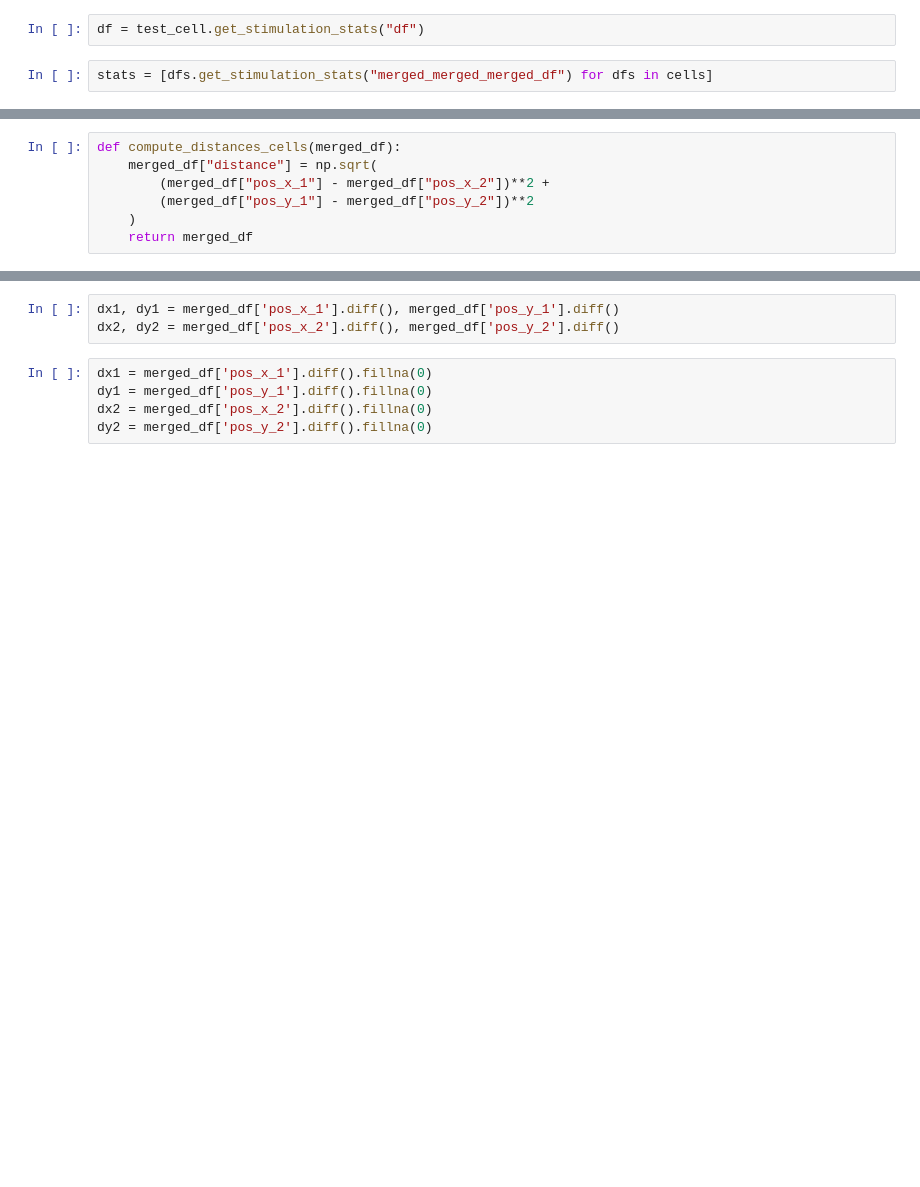
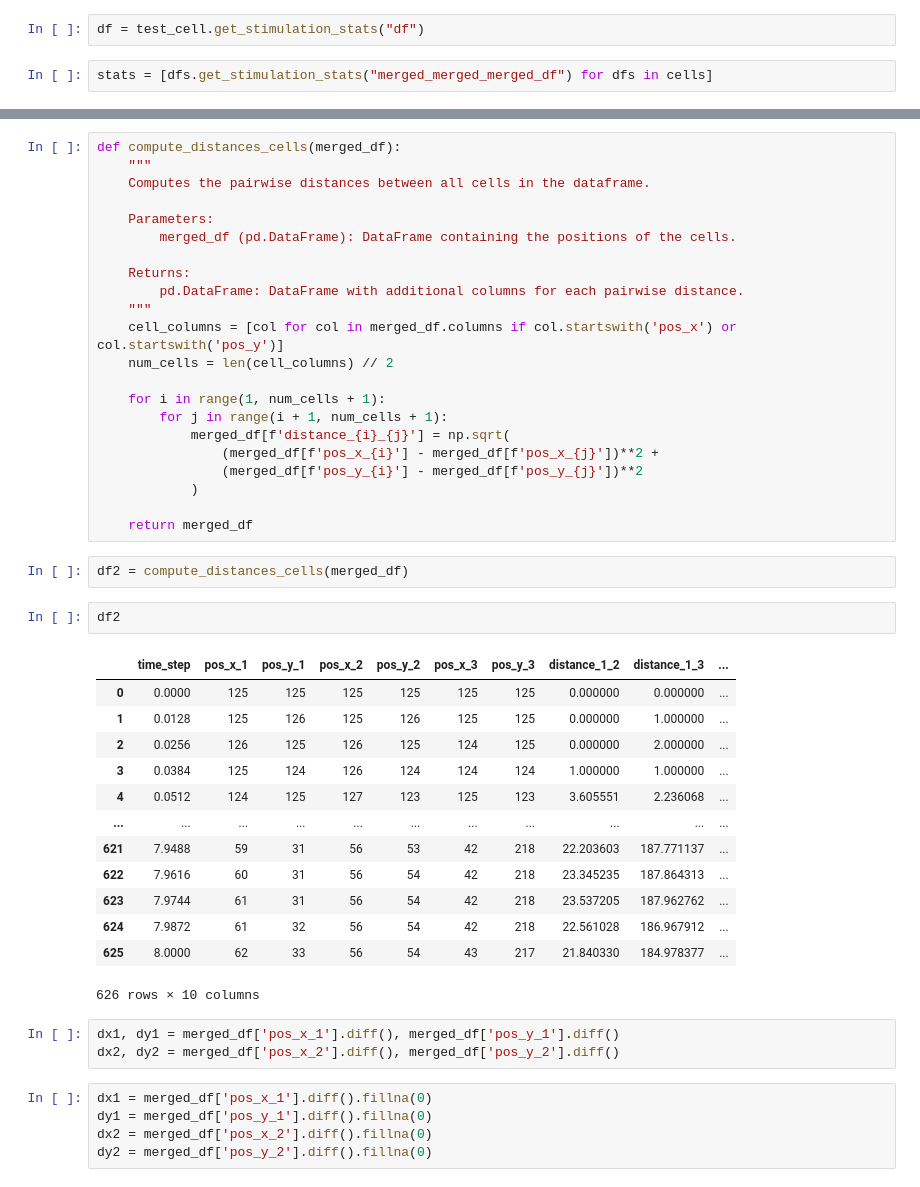
Before and after one commit to Maciej1407/ChemotaxA, a Jupyter notebook: NOTEBOOK_Figures.ipynb, the cells around one changed output, grey strips where cells are left out. Cells and saved outputs as stored; diff of their text form; blank space fills up the shorter version.

```diff
--- a/NOTEBOOK_Figures.ipynb
+++ b/NOTEBOOK_Figures.ipynb
@@ -642,10 +621,3 @@ merged_df["distance"] = np.sqrt(
-# %%
-def compute_distances_cells(merged_df):
-    merged_df["distance"] = np.sqrt(
-        (merged_df["pos_x_1"] - merged_df["pos_x_2"])**2 +
-        (merged_df["pos_y_1"] - merged_df["pos_y_2"])**2
-    )
-    return merged_df
 # %%
 merged_df
 # %% [output]
@@ -665,3 +644,43 @@ merged_df
+# %%
+def compute_distances_cells(merged_df):
+    """
+    Computes the pairwise distances between all cells in the dataframe.
+
+    Parameters:
+        merged_df (pd.DataFrame): DataFrame containing the positions of the cells.
+
+    Returns:
+        pd.DataFrame: DataFrame with additional columns for each pairwise distance.
+    """
+    cell_columns = [col for col in merged_df.columns if col.startswith('pos_x') or col.startswith('pos_y')]
+    num_cells = len(cell_columns) // 2
+
+    for i in range(1, num_cells + 1):
+        for j in range(i + 1, num_cells + 1):
+            merged_df[f'distance_{i}_{j}'] = np.sqrt(
+                (merged_df[f'pos_x_{i}'] - merged_df[f'pos_x_{j}'])**2 +
+                (merged_df[f'pos_y_{i}'] - merged_df[f'pos_y_{j}'])**2
+            )
+
+    return merged_df
+# %%
+df2 = compute_distances_cells(merged_df)
+# %%
+df2
+# %% [output]
+|  | time_step | pos_x_1 | pos_y_1 | pos_x_2 | pos_y_2 | pos_x_3 | pos_y_3 | distance_1_2 | distance_1_3 | ... |
+| 0 | 0.0000 | 125 | 125 | 125 | 125 | 125 | 125 | 0.000000 | 0.000000 | ... |
+| 1 | 0.0128 | 125 | 126 | 125 | 126 | 125 | 125 | 0.000000 | 1.000000 | ... |
+| 2 | 0.0256 | 126 | 125 | 126 | 125 | 124 | 125 | 0.000000 | 2.000000 | ... |
+| 3 | 0.0384 | 125 | 124 | 126 | 124 | 124 | 124 | 1.000000 | 1.000000 | ... |
+| 4 | 0.0512 | 124 | 125 | 127 | 123 | 125 | 123 | 3.605551 | 2.236068 | ... |
+| ... | ... | ... | ... | ... | ... | ... | ... | ... | ... | ... |
+| 621 | 7.9488 | 59 | 31 | 56 | 53 | 42 | 218 | 22.203603 | 187.771137 | ... |
+| 622 | 7.9616 | 60 | 31 | 56 | 54 | 42 | 218 | 23.345235 | 187.864313 | ... |
+| 623 | 7.9744 | 61 | 31 | 56 | 54 | 42 | 218 | 23.537205 | 187.962762 | ... |
+| 624 | 7.9872 | 61 | 32 | 56 | 54 | 42 | 218 | 22.561028 | 186.967912 | ... |
+| 625 | 8.0000 | 62 | 33 | 56 | 54 | 43 | 217 | 21.840330 | 184.978377 | ... |
+626 rows × 10 columns
 # %%
 dx1, dy1 = merged_df['pos_x_1'].diff(), merged_df['pos_y_1'].diff()
 dx2, dy2 = merged_df['pos_x_2'].diff(), merged_df['pos_y_2'].diff()
```
Also changed, not shown: parts of 17 cells of this notebook, 1 other file.
